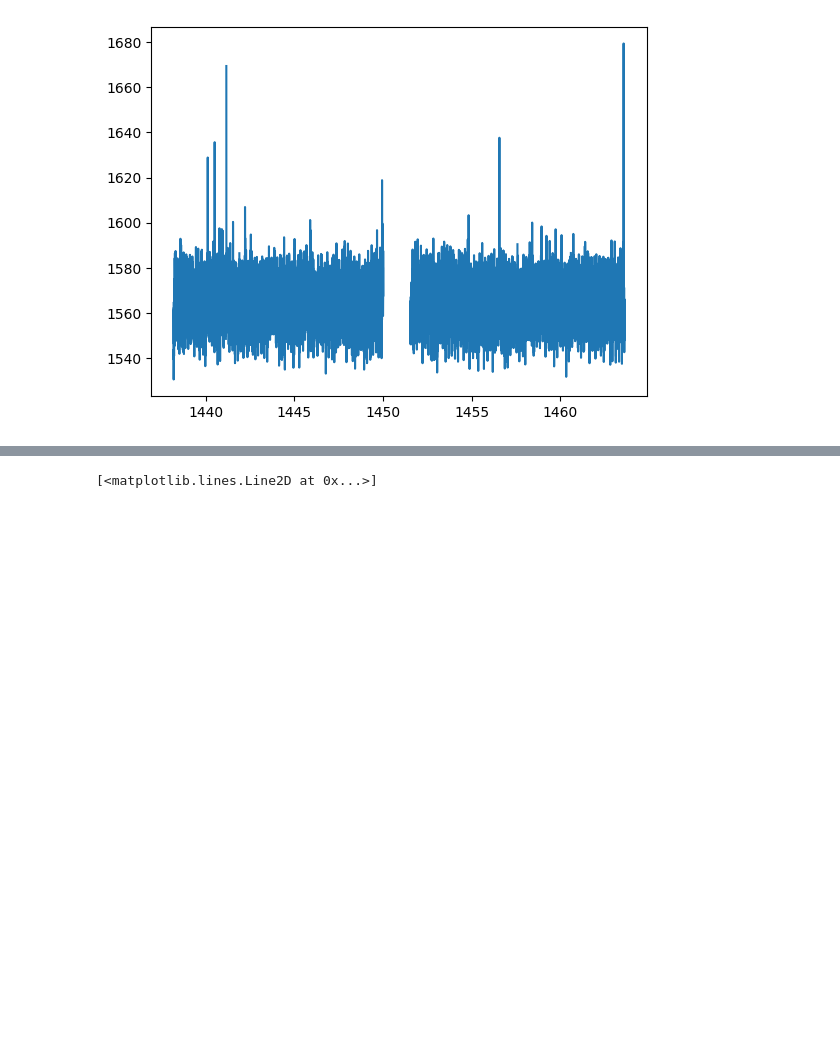
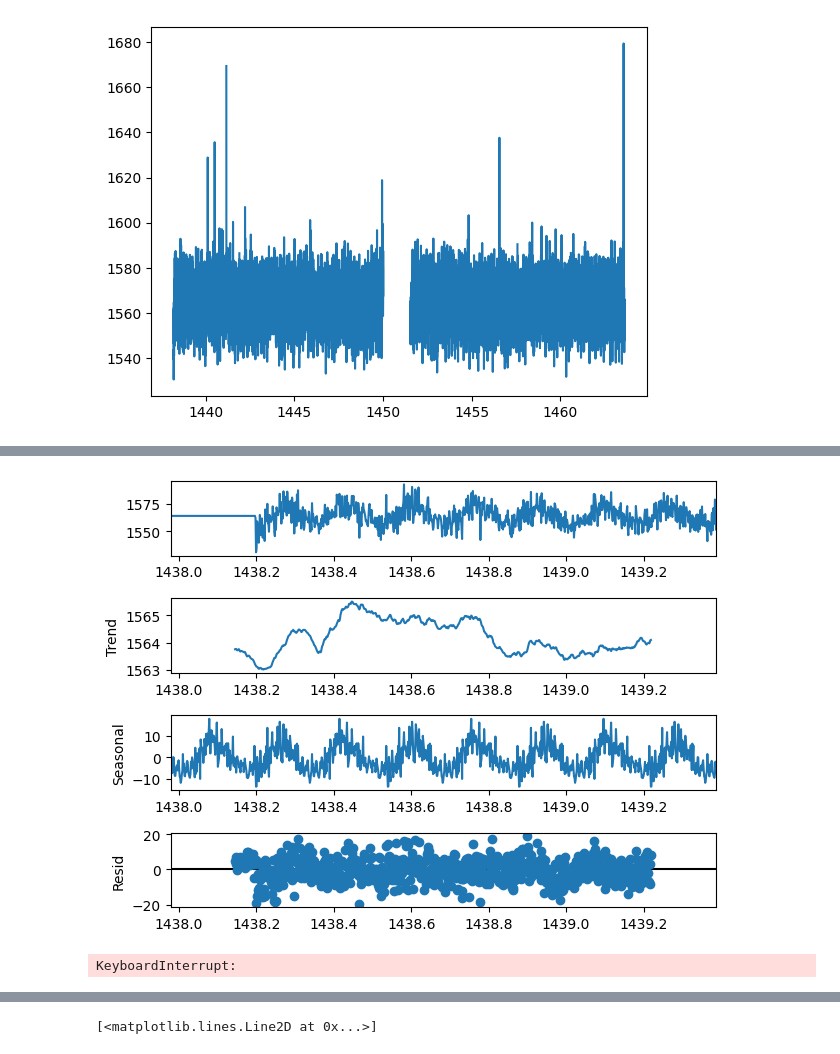
Before and after one commit to alexfaassen/STA2453, a Jupyter notebook: 4.Pretreatment/SARIMA_imputation_STL.ipynb, the cells around one changed output, grey strips where cells are left out. Saved outputs shown, nothing was run; the diff lists cells and outputs as text; code cells hidden in the pictures; blank space fills up the shorter version.

```diff
--- a/4.Pretreatment/SARIMA_imputation_STL.ipynb
+++ b/4.Pretreatment/SARIMA_imputation_STL.ipynb
@@ -189,3 +258,36 @@ model = SARIMAX(
+# %%
+## ROUGH WORK ##
+from statsmodels.tsa.seasonal import seasonal_decompose
+
+# Decompose the time series
+lc_interp = lc_fill.fillna(lc_fill["pdcsap_flux"].mean())
+result = seasonal_decompose(lc_interp, model='additive', period=240)
+result.plot()
+plt.show()
+# %% [output]
+[figure, added]
+# %%
+## BASE CODE ##
+from statsmodels.tsa.statespace.sarimax import SARIMAX
+
+## ChatGPT recommendations:
+# p = 1, d = 1, q = 1
+# P = 2, D = 1, Q = 1, s = 240
+# d = 0 from ADF test
+p, d, q = 1, 0, 1
+P, D, Q, s = 2, 1, 1, 240
+
+model = SARIMAX(
+    lc_interp,
+    order = (p, d, q),
+    seasonal_order = (P, D, Q, s),
+    enforce_stationarity = False,
+    enforce_invertibility = False
+)
+
+sarimax_results = model.fit()
+# %% [output]
+KeyboardInterrupt:
 # %%
 # results = model_auto.fit()
 
```
Also changed, not shown: parts of 19 cells of this notebook, 1 other file.
